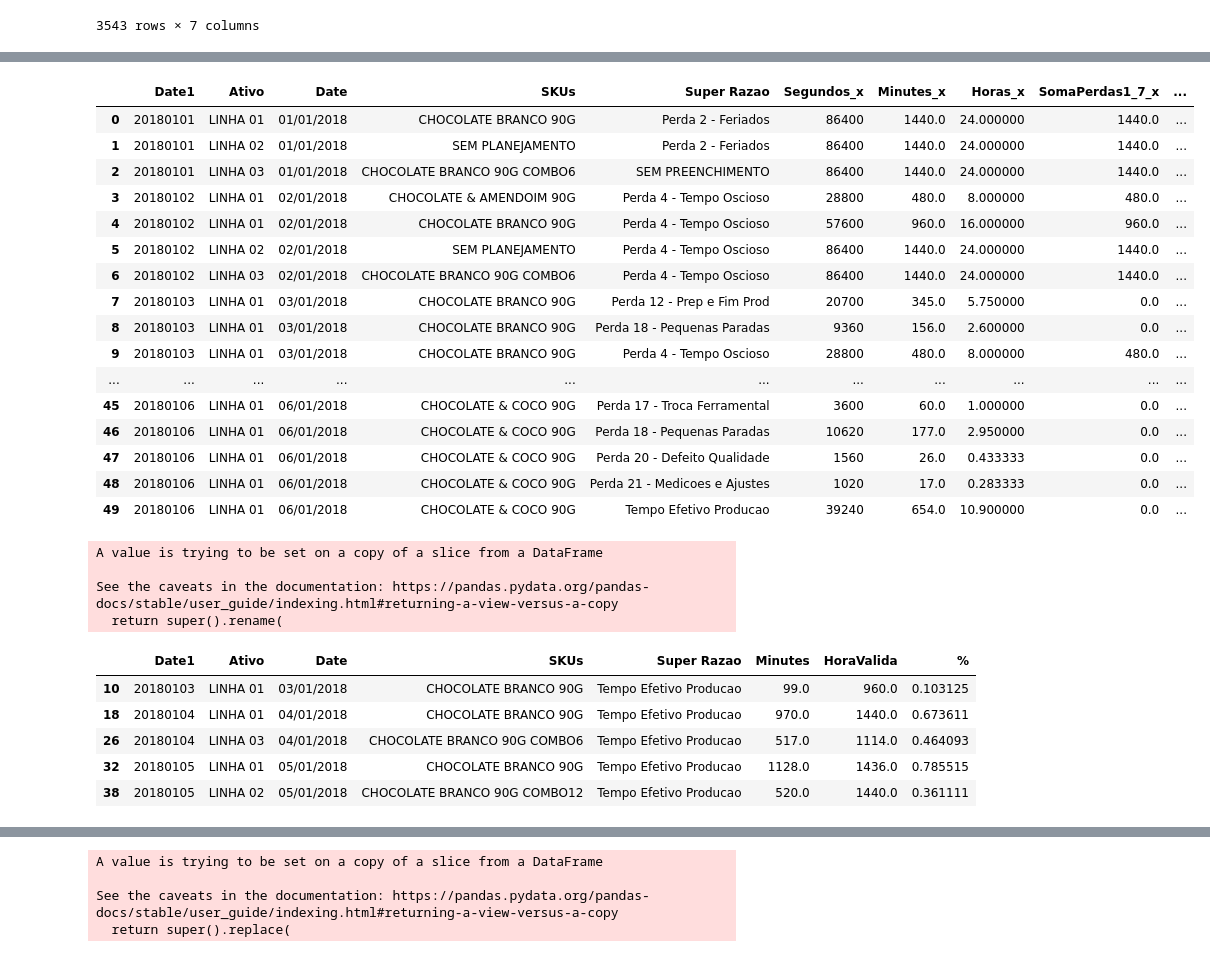
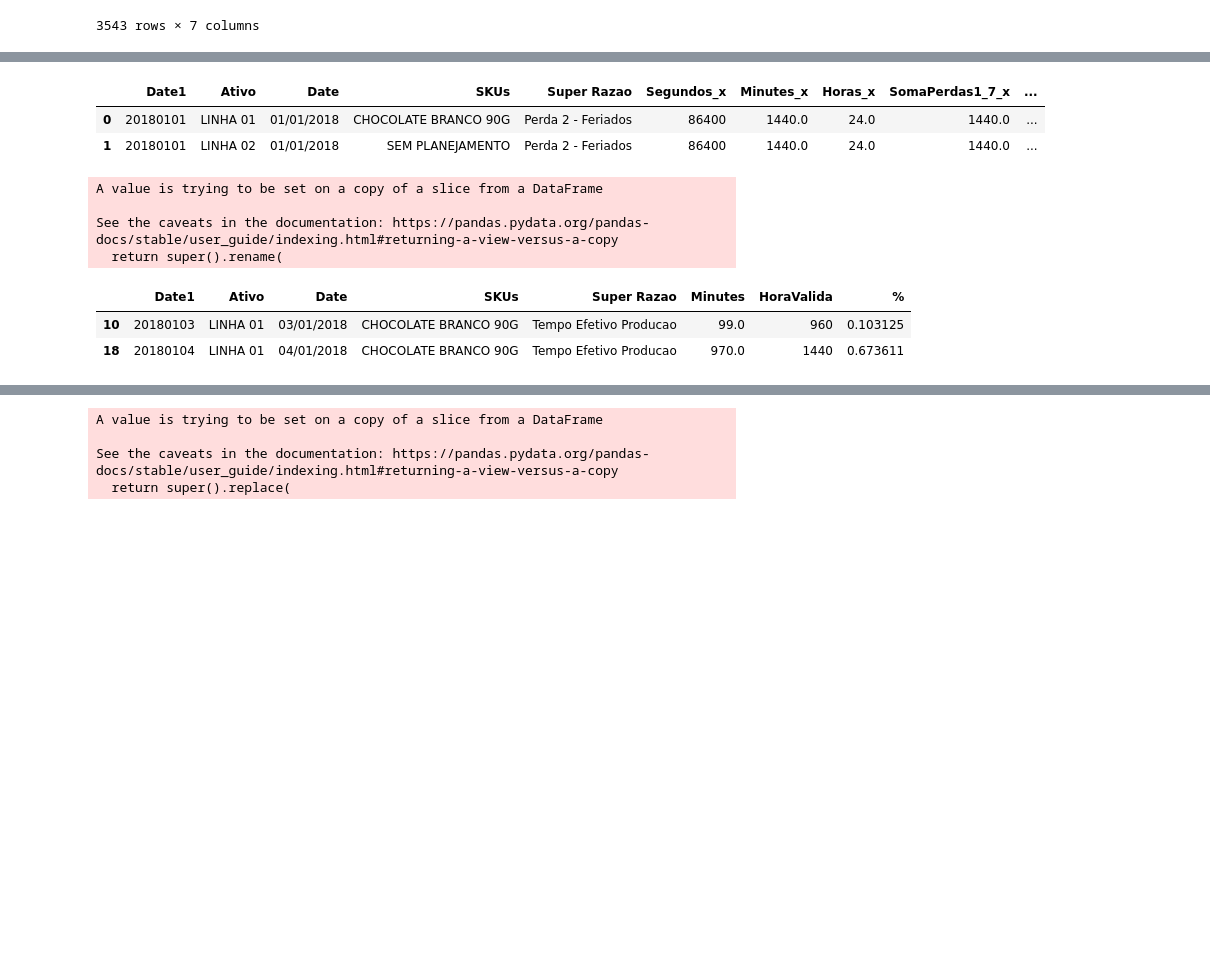
Before and after one commit to maubaroni/Projeto-Final, a Jupyter notebook: LossTreeChocolateFactory.ipynb, the cells around one changed output, grey strips where cells are left out. Cells and saved outputs as stored; diff of their text form; code cells hidden in the pictures; blank space fills up the shorter version.

```diff
--- a/LossTreeChocolateFactory.ipynb
+++ b/LossTreeChocolateFactory.ipynb
@@ -216,2 +176,13 @@ Produtividade
+# %%
+def replace_negative (row):
+    '''Esta função atribui o valor zero para números negativos existentes em cada linha'''
+    if row >= 0:
+        return int(row)
+    else:
+        return 0
+# %%
+Produtividade['HoraValida'] = Produtividade['HoraValida'].apply(replace_negative)
+# aplicando a função de substituir os valores negativos gerados na fórmula anterior para os casos onde erroneamente a tabela fora preenchida
+# com a somatória diária em minutos superior a 1440 minutos ... desta forma, foi atribuido o valor de 0.
 # %%
 df_Produtivity = pd.merge(Super_Reason_Day,Produtividade,how="left",on=['Date1','Ativo','Date'])
@@ -239,24 +195,11 @@ df_Produtivity.head(50)
 # %%
-df_Produtivity['%'] = df_Produtivity['Minutes_x'] / df_Produtivity['HoraValida'] if
-df_Produtivity.head(50)
+df_Produtivity['%'] = df_Produtivity['Minutes_x'] / df_Produtivity['HoraValida']
+df_Produtivity.head(2)
+#Criação de nova coluna para demonstrar o percentual relacionado a cada perda.
 # %% [output]
 |  | Date1 | Ativo | Date | SKUs | Super Razao | Segundos_x | Minutes_x | Horas_x | SomaPerdas1_7_x | ... |
-| 0 | 20180101 | LINHA 01 | 01/01/2018 | CHOCOLATE BRANCO 90G | Perda 2 - Feriados | 86400 | 1440.0 | 24.000000 | 1440.0 | ... |
-| 1 | 20180101 | LINHA 02 | 01/01/2018 | SEM PLANEJAMENTO | Perda 2 - Feriados | 86400 | 1440.0 | 24.000000 | 1440.0 | ... |
-| 2 | 20180101 | LINHA 03 | 01/01/2018 | CHOCOLATE BRANCO 90G COMBO6 | SEM PREENCHIMENTO | 86400 | 1440.0 | 24.000000 | 1440.0 | ... |
-| 3 | 20180102 | LINHA 01 | 02/01/2018 | CHOCOLATE & AMENDOIM 90G | Perda 4 - Tempo Oscioso | 28800 | 480.0 | 8.000000 | 480.0 | ... |
-| 4 | 20180102 | LINHA 01 | 02/01/2018 | CHOCOLATE BRANCO 90G | Perda 4 - Tempo Oscioso | 57600 | 960.0 | 16.000000 | 960.0 | ... |
-| 5 | 20180102 | LINHA 02 | 02/01/2018 | SEM PLANEJAMENTO | Perda 4 - Tempo Oscioso | 86400 | 1440.0 | 24.000000 | 1440.0 | ... |
-| 6 | 20180102 | LINHA 03 | 02/01/2018 | CHOCOLATE BRANCO 90G COMBO6 | Perda 4 - Tempo Oscioso | 86400 | 1440.0 | 24.000000 | 1440.0 | ... |
-| 7 | 20180103 | LINHA 01 | 03/01/2018 | CHOCOLATE BRANCO 90G | Perda 12 - Prep e Fim Prod | 20700 | 345.0 | 5.750000 | 0.0 | ... |
-| 8 | 20180103 | LINHA 01 | 03/01/2018 | CHOCOLATE BRANCO 90G | Perda 18 - Pequenas Paradas | 9360 | 156.0 | 2.600000 | 0.0 | ... |
-| 9 | 20180103 | LINHA 01 | 03/01/2018 | CHOCOLATE BRANCO 90G | Perda 4 - Tempo Oscioso | 28800 | 480.0 | 8.000000 | 480.0 | ... |
-| ... | ... | ... | ... | ... | ... | ... | ... | ... | ... | ... |
-| 45 | 20180106 | LINHA 01 | 06/01/2018 | CHOCOLATE & COCO 90G | Perda 17 - Troca Ferramental | 3600 | 60.0 | 1.000000 | 0.0 | ... |
-| 46 | 20180106 | LINHA 01 | 06/01/2018 | CHOCOLATE & COCO 90G | Perda 18 - Pequenas Paradas | 10620 | 177.0 | 2.950000 | 0.0 | ... |
-| 47 | 20180106 | LINHA 01 | 06/01/2018 | CHOCOLATE & COCO 90G | Perda 20 - Defeito Qualidade | 1560 | 26.0 | 0.433333 | 0.0 | ... |
-| 48 | 20180106 | LINHA 01 | 06/01/2018 | CHOCOLATE & COCO 90G | Perda 21 - Medicoes e Ajustes | 1020 | 17.0 | 0.283333 | 0.0 | ... |
-| 49 | 20180106 | LINHA 01 | 06/01/2018 | CHOCOLATE & COCO 90G | Tempo Efetivo Producao | 39240 | 654.0 | 10.900000 | 0.0 | ... |
+| 0 | 20180101 | LINHA 01 | 01/01/2018 | CHOCOLATE BRANCO 90G | Perda 2 - Feriados | 86400 | 1440.0 | 24.0 | 1440.0 | ... |
+| 1 | 20180101 | LINHA 02 | 01/01/2018 | SEM PLANEJAMENTO | Perda 2 - Feriados | 86400 | 1440.0 | 24.0 | 1440.0 | ... |
 # %%
 Super_Reason_Day_TempoEfetivoProducao = df_Produtivity.loc[(df_Produtivity['Super Razao'] == 'Tempo Efetivo Producao')]
 # %%
@@ -268,14 +211,12 @@ See the caveats in the documentation: https://pandas.pydata.org/pandas-docs/stab
   return super().rename(
 # %%
 df1 = Super_Reason_Day_TempoEfetivoProducao[['Date1','Ativo','Date','SKUs','Super Razao','Minutes','HoraValida','%']]
-df1.head(5)
+df1.head(2)
+#Finalizado a criação do dataset principal para os valores de tempo efetivo de produção diária para cada linha/SKU
 # %% [output]
 |  | Date1 | Ativo | Date | SKUs | Super Razao | Minutes | HoraValida | % |
-| 10 | 20180103 | LINHA 01 | 03/01/2018 | CHOCOLATE BRANCO 90G | Tempo Efetivo Producao | 99.0 | 960.0 | 0.103125 |
-| 18 | 20180104 | LINHA 01 | 04/01/2018 | CHOCOLATE BRANCO 90G | Tempo Efetivo Producao | 970.0 | 1440.0 | 0.673611 |
-| 26 | 20180104 | LINHA 03 | 04/01/2018 | CHOCOLATE BRANCO 90G COMBO6 | Tempo Efetivo Producao | 517.0 | 1114.0 | 0.464093 |
-| 32 | 20180105 | LINHA 01 | 05/01/2018 | CHOCOLATE BRANCO 90G | Tempo Efetivo Producao | 1128.0 | 1436.0 | 0.785515 |
-| 38 | 20180105 | LINHA 02 | 05/01/2018 | CHOCOLATE BRANCO 90G COMBO12 | Tempo Efetivo Producao | 520.0 | 1440.0 | 0.361111 |
+| 10 | 20180103 | LINHA 01 | 03/01/2018 | CHOCOLATE BRANCO 90G | Tempo Efetivo Producao | 99.0 | 960 | 0.103125 |
+| 18 | 20180104 | LINHA 01 | 04/01/2018 | CHOCOLATE BRANCO 90G | Tempo Efetivo Producao | 970.0 | 1440 | 0.673611 |
 # %%
 df2 = df_Produtivity[['Date1','Ativo','Date','SKUs','Super Razao','Minutes_x','HoraValida','%']]
 df2.rename(columns = {'Minutes_x':'Minutes'}, inplace = True)
```
Also changed, not shown: parts of 33 cells of this notebook.
